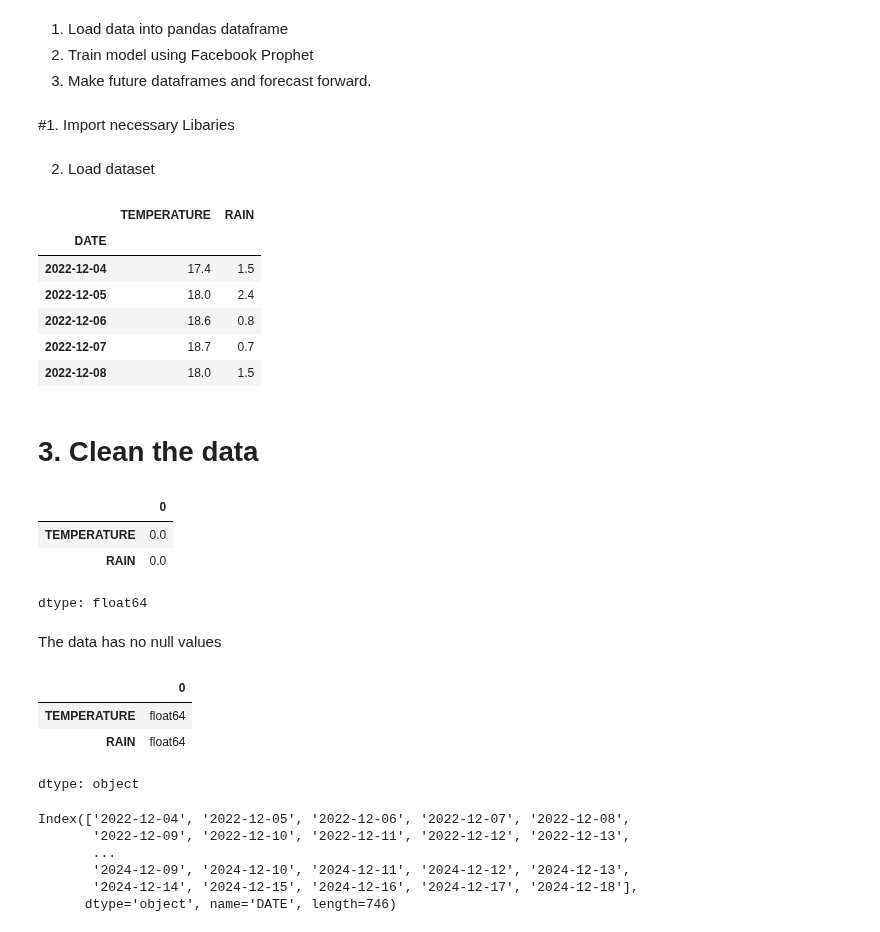
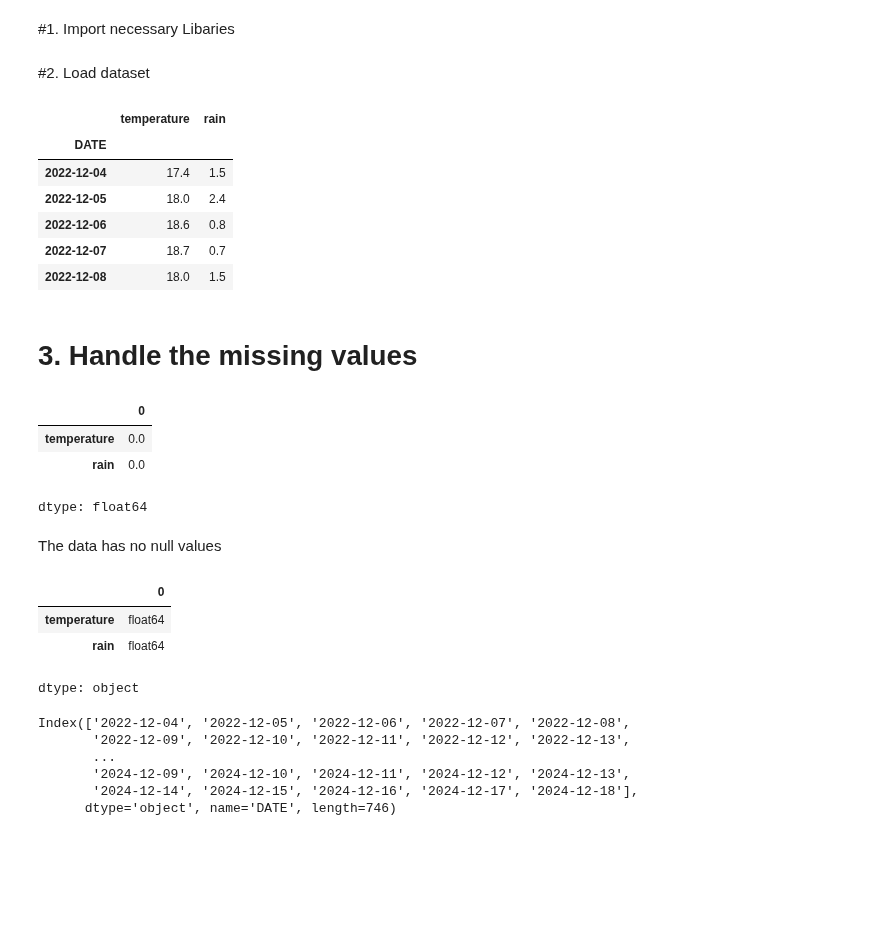
Before and after one commit to Josephnyingi/Clime, a Jupyter notebook: Clime.ipynb, the cells around one changed output. Drawn from its saved outputs; the diff is of its cells as text; code cells hidden in the pictures; blank space fills up the shorter version.

```diff
--- a/Clime.ipynb
+++ b/Clime.ipynb
@@ -1,9 +1,5 @@
 # %% [markdown]
 <a href="https://colab.research.google.com/github/Josephnyingi/Clime/blob/main/Clime.ipynb" target="_parent"><img src="https://colab.research.google.com/assets/colab-badge.svg" alt="Open In Colab"/></a>
-# %% [markdown]
-1. Load data into pandas dataframe
-2. Train model using Facebook Prophet
-3. Make future dataframes and forecast forward.
 # %% [markdown]
 #1. Import necessary Libaries
 # %%
@@ -20,11 +16,11 @@ from sklearn.metrics import r2_score
 # %% [markdown]
-2. Load dataset
+#2. Load dataset
 # %%
-weather = pd.read_csv("/content/Forecast_Dataset-1.51S37.27E1627m.csv.csv", index_col= "DATE")
+weather = pd.read_csv("/content/Historical.csv", index_col= "DATE")
 weather.head()
 #Date is used as our Index (ID)
 # %% [output]
-|  | TEMPERATURE | RAIN |
+|  | temperature | rain |
 | DATE |  |  |
 | 2022-12-04 | 17.4 | 1.5 |
 | 2022-12-05 | 18.0 | 2.4 |
@@ -32,7 +28,7 @@ weather.head()
 | 2022-12-07 | 18.7 | 0.7 |
 | 2022-12-08 | 18.0 | 1.5 |
 # %% [markdown]
-# 3. Clean the data
+# 3. Handle the missing values
 # %%
 # Get rid of missing values
 # Calculate null percentage
@@ -40,8 +36,8 @@ null_percentage = weather.isnull().sum()/weather.shape[0]
 null_percentage
 # %% [output]
 |  | 0 |
-| TEMPERATURE | 0.0 |
-| RAIN | 0.0 |
+| temperature | 0.0 |
+| rain | 0.0 |
 dtype: float64
 # %% [markdown]
 The data has no null values
@@ -51,8 +47,8 @@ The data has no null values
 weather.dtypes
 # %% [output]
 |  | 0 |
-| TEMPERATURE | float64 |
-| RAIN | float64 |
+| temperature | float64 |
+| rain | float64 |
 dtype: object
 # %%
 #Check index dtype correct row type
```
Also changed, not shown: parts of 50 cells of this notebook.
